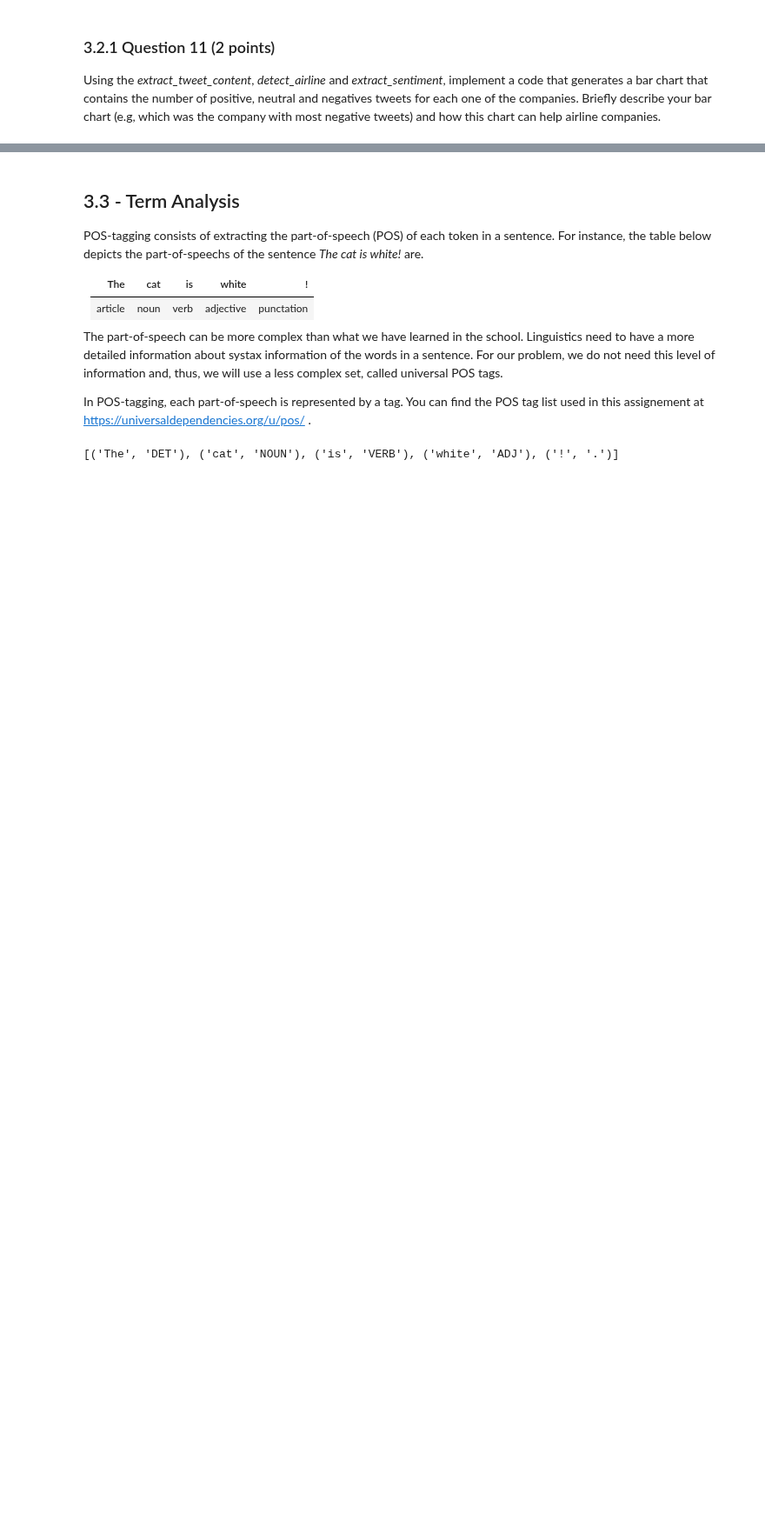
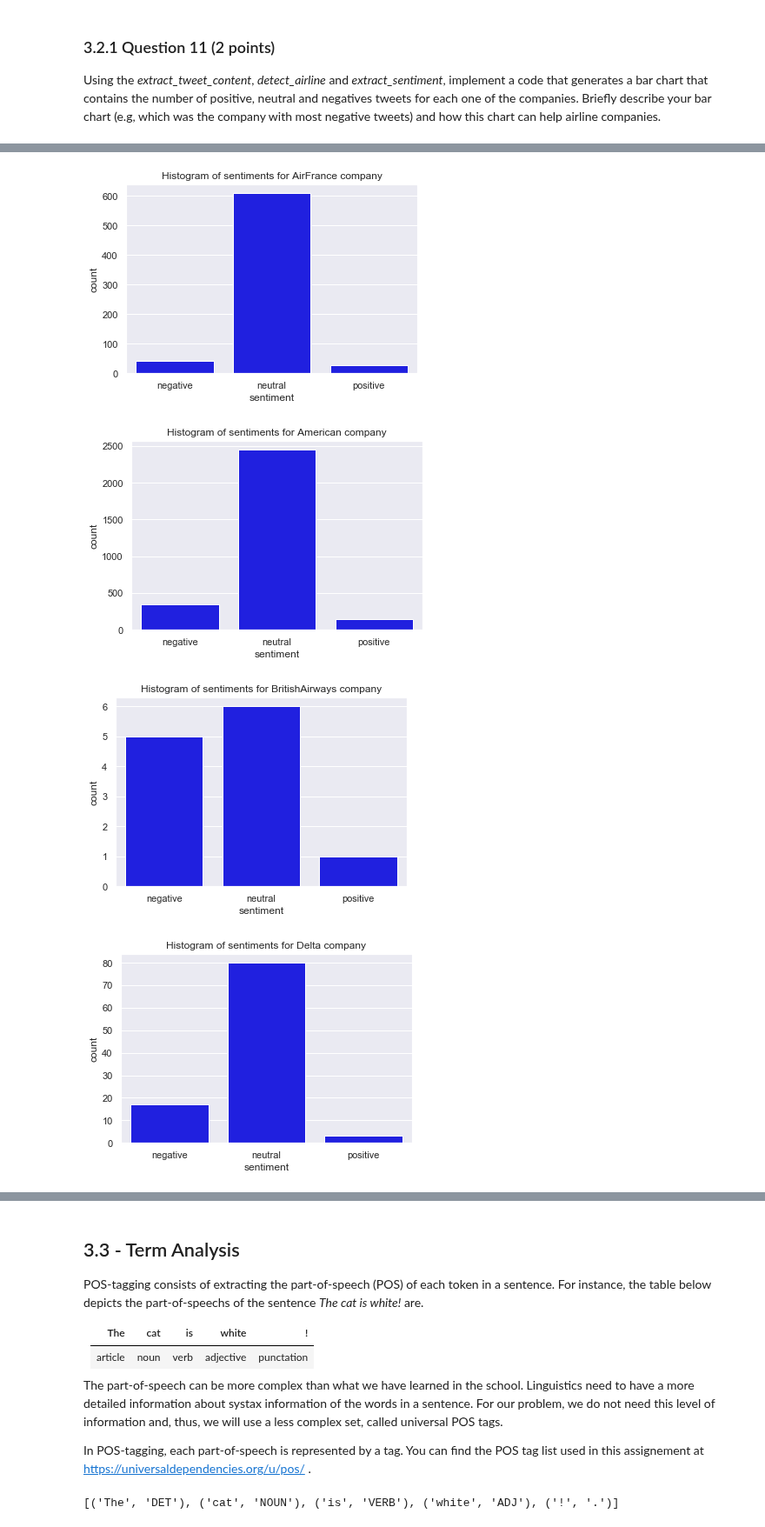
Before and after one commit to gunwoofer/INF8111, a Jupyter notebook: TP1/Laboratoire_1.ipynb, the cells around one changed output, grey strips where cells are left out. Shown at 87% size. Cells and saved outputs as stored; diff of their text form; code cells hidden in the pictures; blank space fills up the shorter version.

Commit message:
histo

```diff
--- a/TP1/Laboratoire_1.ipynb
+++ b/TP1/Laboratoire_1.ipynb
@@ -825,0 +809,34 @@ for index_tweet, id_category in get_tweets_by_category() :
+# %%
+%matplotlib inline
+import pandas as pd
+import seaborn as sns
+sns.set()
+
+def show_histogram(sentiment, name):
+    df = pd.DataFrame({'sentiment': sentiment})
+    plot = sns.countplot(df['sentiment'], color='blue').set_xticklabels(["negative", "neutral", "positive"])
+    plt.title("Histogram of sentiments for {} company".format(name))
+    plt.show()
+
+show_histogram(predict_air_france, "AirFrance")
+show_histogram(predict_american, "American")
+show_histogram(predict_british_airways, "BritishAirways")
+show_histogram(predict_delta, "Delta")
+show_histogram(predict_southwest, "SouthWest")
+show_histogram(predict_united, "United")
+show_histogram(predict_us_airways, "US Airways")
+show_histogram(predict_virgin_america, "Virgin America")
+
+
+
+
+
+
+
+#predict_air_france.value_counts().plot(kind='bar')
+#plt.hist(predict_air_france, 3, facecolor='blue', alpha=0.5)
+# %% [output]
+[figure, added]
+[figure, added]
+[figure, added]
+[figure, added]
```
Also changed, not shown: parts of 6 cells of this notebook, 1 other file.
